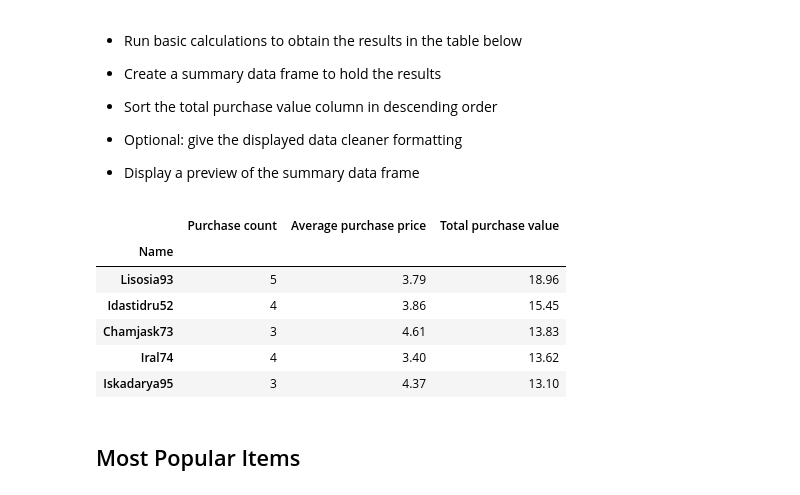
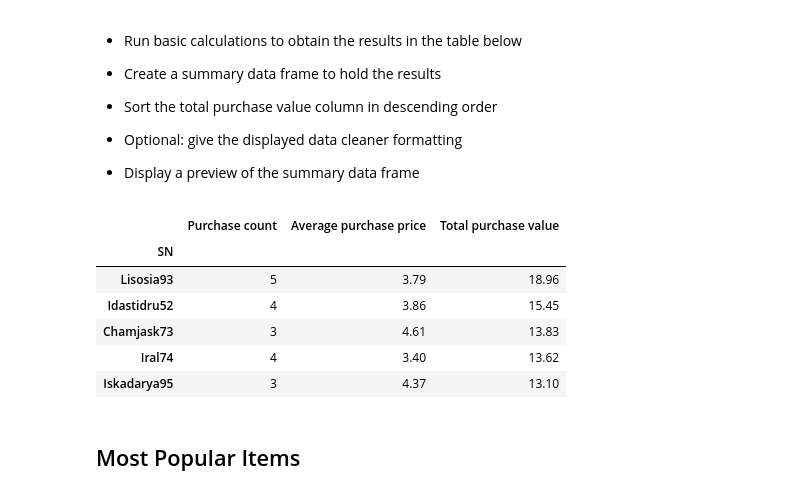
Before and after one commit to lrondi/Pandas, a Jupyter notebook: HeroesOfPymoli_starter.ipynb, the cells around one changed output. Drawn from its saved outputs; the diff is of its cells as text; code cells hidden in the pictures.

```diff
--- a/HeroesOfPymoli_starter.ipynb
+++ b/HeroesOfPymoli_starter.ipynb
@@ -324,36 +324,36 @@ purch_value=purch_value.sort_values("Price",ascending=False)
 top_5_sp=purch_value.head()
 
 #SN
 top_5_names=list(top_5_sp.index)
 
 #Purchase Count
 top_5_purch_count=purch_per_person.count()
 first_count=top_5_purch_count.loc[top_5_names[0],"Purchase ID"]
 second_count=top_5_purch_count.loc[top_5_names[1],"Purchase ID"]
 third_count=top_5_purch_count.loc[top_5_names[2],"Purchase ID"]
 fourth_count=top_5_purch_count.loc[top_5_names[3],"Purchase ID"]
 fifth_count=top_5_purch_count.loc[top_5_names[4],"Purchase ID"]
 
 
 #Average Purchase Price
 avg_purch_price=purch_per_person.mean()
 first_avg=round(avg_purch_price.loc[top_5_names[0],"Price"],2)
 second_avg=round(avg_purch_price.loc[top_5_names[1],"Price"],2)
 third_avg=round(avg_purch_price.loc[top_5_names[2],"Price"],2)
 fourth_avg=round(avg_purch_price.loc[top_5_names[3],"Price"],2)
 fifth_avg=round(avg_purch_price.loc[top_5_names[4],"Price"],2)
 
 #Total Purchase Value
 total_value_top_5=list(round(top_5_sp["Price"],2))
 
-top_5_sp_df=pd.DataFrame({"Name":top_5_names,"Purchase count":[first_count,second_count,third_count,fourth_count,fifth_count],
+top_5_sp_df=pd.DataFrame({"SN":top_5_names,"Purchase count":[first_count,second_count,third_count,fourth_count,fifth_count],
                           "Average purchase price":[first_avg,second_avg,third_avg,fourth_avg,fifth_avg],
                           "Total purchase value":total_value_top_5})
-top_5_sp_df=top_5_sp_df.set_index("Name")
+top_5_sp_df=top_5_sp_df.set_index("SN")
 top_5_sp_df
 # %% [output]
 |  | Purchase count | Average purchase price | Total purchase value |
-| Name |  |  |  |
+| SN |  |  |  |
 | Lisosia93 | 5 | 3.79 | 18.96 |
 | Idastidru52 | 4 | 3.86 | 15.45 |
 | Chamjask73 | 3 | 4.61 | 13.83 |
```
Also changed, not shown: parts of 2 cells of this notebook.
